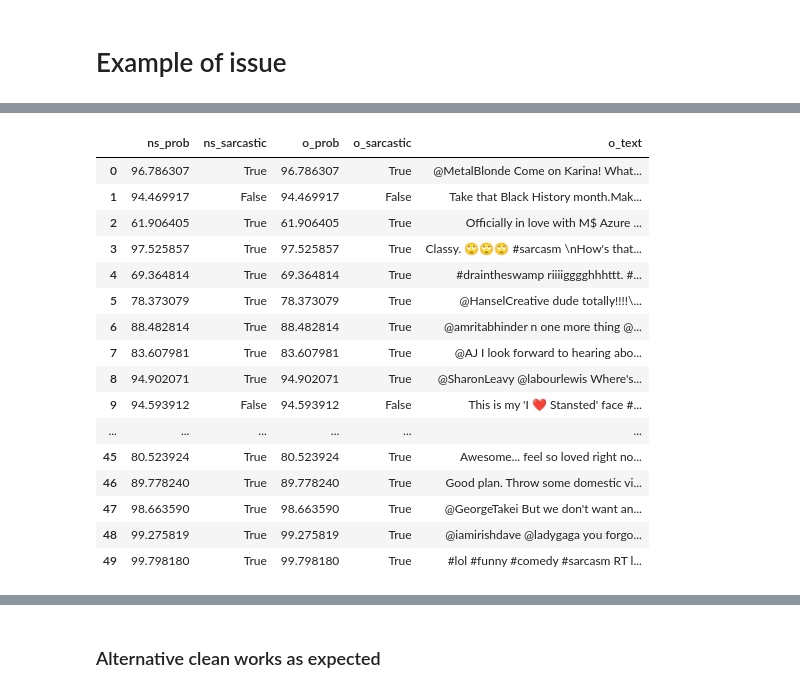
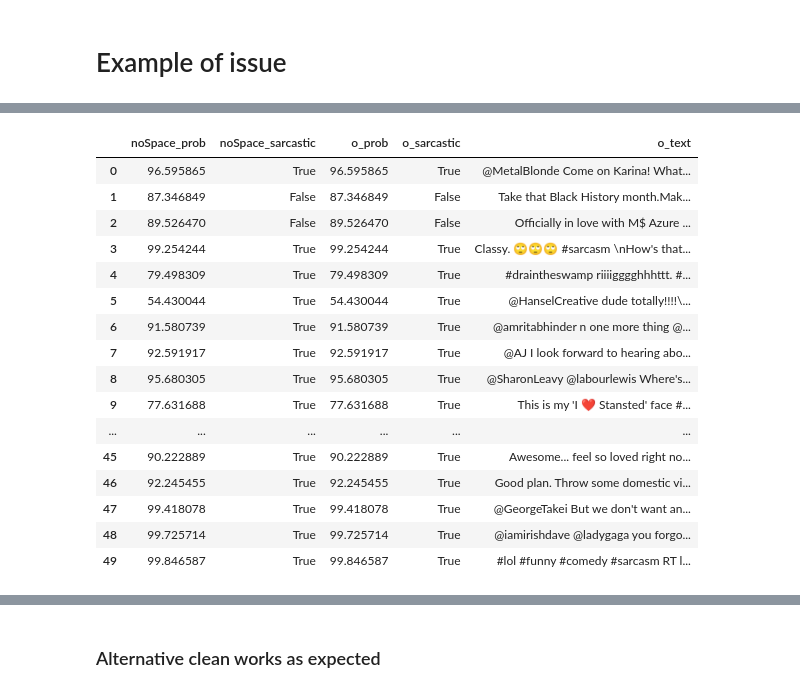
Before and after one commit to JKasakyan/senior-design, a Jupyter notebook: src/Space bug evaluation.ipynb, the cells around one changed output, grey strips where cells are left out. Saved outputs shown, nothing was run; the diff lists cells and outputs as text; code cells hidden in the pictures.

Commit message:
notebook examining influence of trailing spaces on v1 classifier

```diff
--- a/src/Space bug evaluation.ipynb
+++ b/src/Space bug evaluation.ipynb
@@ -18,0 +18,3 @@ dvp = pickle.load(open('-twitter-dvp87.pickle', 'rb'))
+# %%
+best = ml.best_classifiers([results], ["LOG_unbalanced"], dvp)
+best
@@ -19,3 +33,6 @@ dvp = pickle.load(open('-twitter-dvp87.pickle', 'rb'))
+# %%
+classifier = best["LOG_unbalanced"]["classifier"]
+dvp = best["LOG_unbalanced"]["dvp"]
 # %% [markdown]
 ### Helper functions
 # %%
@@ -164,13 +183,13 @@ import matplotlib
 import matplotlib.pyplot as plt
 from json_io import list_from_json, list_to_json, TWEET_LINK_RE, tweet_iterate
 # %%
-SARCASTIC_PATH = "../json/Twitter hash+old/sarcastic/unique.json"
+SARCASTIC_PATH = "../json/twitter/sarcastic/unique.json"
 SARCASTIC_HASH_PATH = "../json/sarcastic/hash_dict.json"
-NON_SARCASTIC_PATH = "../json/Twitter hash+old/serious/unique.json"
-NON_SARCASTIC_HASH_PATH = "../json/non_sarcastic/hash_dict.json"
+SERIOUS_PATH = "../json/twitter/serious/unique.json"
+SERIOUS_HASH_PATH = "../json/twitter/serious/hash_dict.json"
 # %%
-sarcastic_tweets = list_from_json(SARCASTIC_PATH)
-serious_tweets = list_from_json(NON_SARCASTIC_PATH)
+sarcastic_tweets = list_from_json(SARCASTIC_PATH, old_format=False)
+serious_tweets = list_from_json(SERIOUS_PATH, old_format=False)
 # %%
 print(len(sarcastic_tweets))
 print(len(serious_tweets))
@@ -212,25 +211,25 @@ pre
 # %%
 sarcastic_df = pd.DataFrame({"o_text": [x["text"] for x in sarcastic_tweets[:50]],
                              "o_sarcastic": pre["prediction"],
                              "o_prob": [tup[1][1]*100 if tup[0] else tup[1][0]*100 for tup in zip(pre["prediction"], pre["prediction_probabilities"])],
-                             "ns_sarcastic": pre_space_strip["prediction"],
-                             "ns_prob": [tup[1][1]*100 if tup[0] else tup[1][0]*100 for tup in zip(pre_space_strip["prediction"], pre_space_strip["prediction_probabilities"])]})
+                             "noSpace_sarcastic": pre_space_strip["prediction"],
+                             "noSpace_prob": [tup[1][1]*100 if tup[0] else tup[1][0]*100 for tup in zip(pre_space_strip["prediction"], pre_space_strip["prediction_probabilities"])]})
 sarcastic_df
 # %% [output]
-|  | ns_prob | ns_sarcastic | o_prob | o_sarcastic | o_text |
-| 0 | 96.786307 | True | 96.786307 | True | @MetalBlonde Come on Karina! What... |
-| 1 | 94.469917 | False | 94.469917 | False | Take that Black History month.Mak... |
-| 2 | 61.906405 | True | 61.906405 | True | Officially in love with M$ Azure ... |
-| 3 | 97.525857 | True | 97.525857 | True | Classy. 🙄🙄🙄 #sarcasm \nHow's that... |
-| 4 | 69.364814 | True | 69.364814 | True | #draintheswamp riiiigggghhhttt. #... |
-| 5 | 78.373079 | True | 78.373079 | True | @HanselCreative dude totally!!!!\... |
-| 6 | 88.482814 | True | 88.482814 | True | @amritabhinder n one more thing @... |
-| 7 | 83.607981 | True | 83.607981 | True | @AJ I look forward to hearing abo... |
-| 8 | 94.902071 | True | 94.902071 | True | @SharonLeavy @labourlewis Where's... |
-| 9 | 94.593912 | False | 94.593912 | False | This is my 'I ❤️ Stansted' face #... |
+|  | noSpace_prob | noSpace_sarcastic | o_prob | o_sarcastic | o_text |
+| 0 | 96.595865 | True | 96.595865 | True | @MetalBlonde Come on Karina! What... |
+| 1 | 87.346849 | False | 87.346849 | False | Take that Black History month.Mak... |
+| 2 | 89.526470 | False | 89.526470 | False | Officially in love with M$ Azure ... |
+| 3 | 99.254244 | True | 99.254244 | True | Classy. 🙄🙄🙄 #sarcasm \nHow's that... |
+| 4 | 79.498309 | True | 79.498309 | True | #draintheswamp riiiigggghhhttt. #... |
+| 5 | 54.430044 | True | 54.430044 | True | @HanselCreative dude totally!!!!\... |
+| 6 | 91.580739 | True | 91.580739 | True | @amritabhinder n one more thing @... |
+| 7 | 92.591917 | True | 92.591917 | True | @AJ I look forward to hearing abo... |
+| 8 | 95.680305 | True | 95.680305 | True | @SharonLeavy @labourlewis Where's... |
+| 9 | 77.631688 | True | 77.631688 | True | This is my 'I ❤️ Stansted' face #... |
 | ... | ... | ... | ... | ... | ... |
-| 45 | 80.523924 | True | 80.523924 | True | Awesome... feel so loved right no... |
-| 46 | 89.778240 | True | 89.778240 | True | Good plan. Throw some domestic vi... |
-| 47 | 98.663590 | True | 98.663590 | True | @GeorgeTakei But we don't want an... |
-| 48 | 99.275819 | True | 99.275819 | True | @iamirishdave @ladygaga you forgo... |
-| 49 | 99.798180 | True | 99.798180 | True | #lol #funny #comedy #sarcasm RT l... |
+| 45 | 90.222889 | True | 90.222889 | True | Awesome... feel so loved right no... |
+| 46 | 92.245455 | True | 92.245455 | True | Good plan. Throw some domestic vi... |
+| 47 | 99.418078 | True | 99.418078 | True | @GeorgeTakei But we don't want an... |
+| 48 | 99.725714 | True | 99.725714 | True | @iamirishdave @ladygaga you forgo... |
+| 49 | 99.846587 | True | 99.846587 | True | #lol #funny #comedy #sarcasm RT l... |
```
Also changed, not shown: parts of 82 cells of this notebook.
